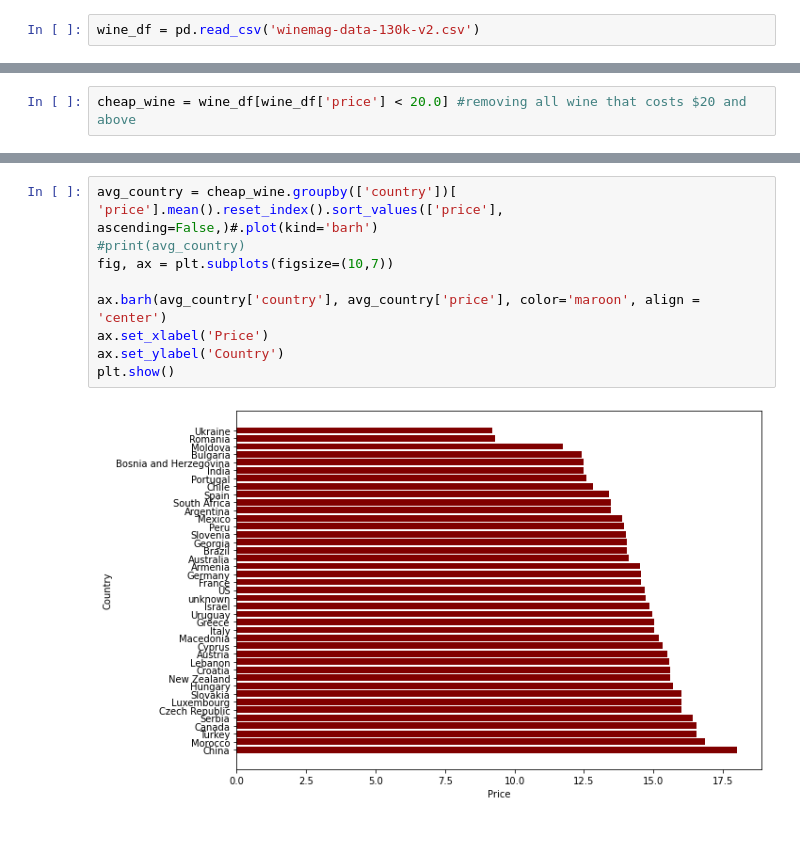
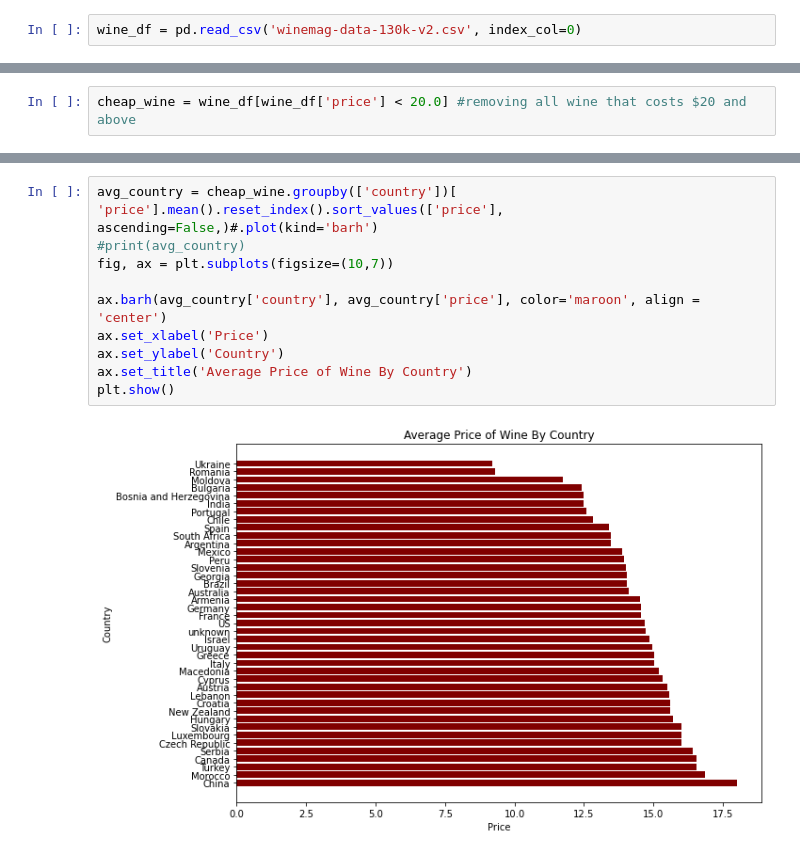
Before and after one commit to lauren-gerns/Cheap-Wine, a Jupyter notebook: wine.ipynb, the cells around one changed output, grey strips where cells are left out. Saved outputs shown, nothing was run; the diff lists cells and outputs as text.

```diff
--- a/wine.ipynb
+++ b/wine.ipynb
@@ -3,7 +3,7 @@ import pandas as pd
 import numpy as np
 import matplotlib.pyplot as plt
 # %%
-wine_df = pd.read_csv('winemag-data-130k-v2.csv')
+wine_df = pd.read_csv('winemag-data-130k-v2.csv', index_col=0)
 # %%
 wine_df.head()
 # %% [output]
@@ -97,11 +85,12 @@ cheap_wine.head()
 # %%
 avg_country = cheap_wine.groupby(['country'])[ 'price'].mean().reset_index().sort_values(['price'], ascending=False,)#.plot(kind='barh')
 #print(avg_country)
 fig, ax = plt.subplots(figsize=(10,7))
 
 ax.barh(avg_country['country'], avg_country['price'], color='maroon', align = 'center')
 ax.set_xlabel('Price')
 ax.set_ylabel('Country')
+ax.set_title('Average Price of Wine By Country')
 plt.show()
 # %% [output]
-[figure, old version]
+[figure, new version]
```
Also changed, not shown: parts of 10 cells of this notebook.
